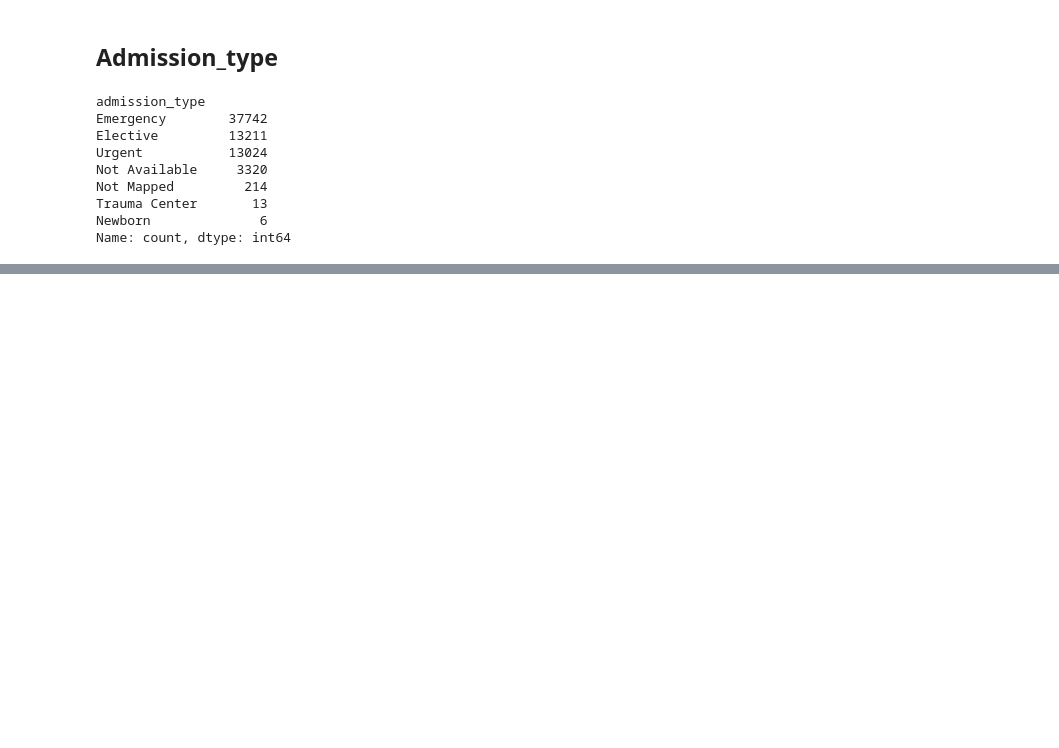
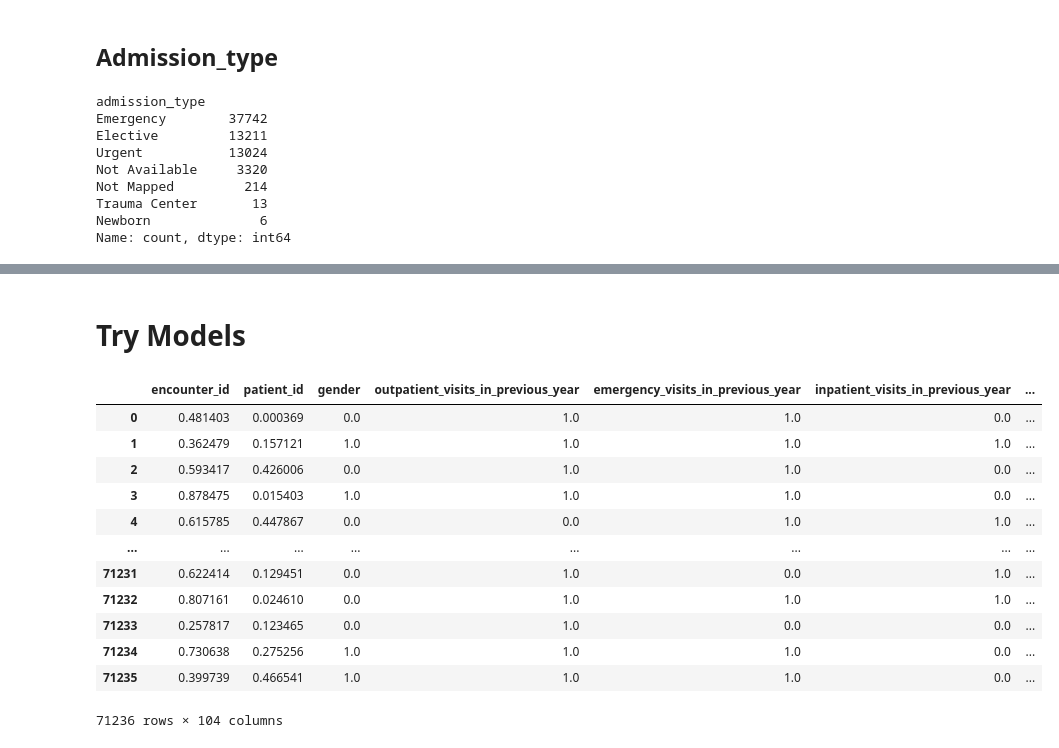
Before and after one commit to MaximilianLae/ML_Hospital_Readmissions, a Jupyter notebook: ML_Project.ipynb, the cells around one changed output, grey strips where cells are left out. Drawn from its saved outputs; the diff is of its cells as text; code cells hidden in the pictures; blank space fills up the shorter version.

Commit message:
First Model

```diff
--- a/ML_Project.ipynb
+++ b/ML_Project.ipynb
@@ -307,0 +444,18 @@ data_train.loc[missing_indices_admission, 'admission_type'] = random_admission_f
+# %%
+# Extract unique medications from the 'medication' column
+unique_medications = set()
+
+# Iterate through each row in the 'medication' column and add the medications to the set
+for medication_list in data_train['medication']:
+    medications = medication_list.strip('[]').replace(" ", "").split(',')
+    unique_medications.update(medications)
+
+# Convert the set to a list to count the unique medications
+unique_medications_list = list(unique_medications)
+
+# Create binary columns for each unique medication and set values to 1 if present, 0 if not
+for medication in unique_medications_list:
+    data_train[medication] = data_train['medication'].apply(lambda x: 1 if medication in x else 0)
+
+# Drop the original 'medication' column
+data_train = data_train.drop(columns=['medication'])
@@ -307,0 +492,2 @@ data_train.loc[missing_indices_admission, 'admission_type'] = random_admission_f
+# %% [markdown]
+# Try Models
@@ -307,0 +496,22 @@ data_train.loc[missing_indices_admission, 'admission_type'] = random_admission_f
+# %%
+# Create a Min-Max scaler instance
+scaler = MinMaxScaler()
+
+# Fit and transform the DataFrame to scale all columns between 0 and 1
+data_train_scaled = pd.DataFrame(scaler.fit_transform(data_train), columns=data_train.columns)
+
+data_train_scaled
+# %% [output]
+|  | encounter_id | patient_id | gender | outpatient_visits_in_previous_year | emergency_visits_in_previous_year | inpatient_visits_in_previous_year | ... |
+| 0 | 0.481403 | 0.000369 | 0.0 | 1.0 | 1.0 | 0.0 | ... |
+| 1 | 0.362479 | 0.157121 | 1.0 | 1.0 | 1.0 | 1.0 | ... |
+| 2 | 0.593417 | 0.426006 | 0.0 | 1.0 | 1.0 | 0.0 | ... |
+| 3 | 0.878475 | 0.015403 | 1.0 | 1.0 | 1.0 | 0.0 | ... |
+| 4 | 0.615785 | 0.447867 | 0.0 | 0.0 | 1.0 | 1.0 | ... |
+| ... | ... | ... | ... | ... | ... | ... | ... |
+| 71231 | 0.622414 | 0.129451 | 0.0 | 1.0 | 0.0 | 1.0 | ... |
+| 71232 | 0.807161 | 0.024610 | 0.0 | 1.0 | 1.0 | 1.0 | ... |
+| 71233 | 0.257817 | 0.123465 | 0.0 | 1.0 | 0.0 | 0.0 | ... |
+| 71234 | 0.730638 | 0.275256 | 1.0 | 1.0 | 1.0 | 0.0 | ... |
+| 71235 | 0.399739 | 0.466541 | 1.0 | 1.0 | 1.0 | 0.0 | ... |
+71236 rows × 104 columns
```
Also changed, not shown: parts of 45 cells of this notebook.
